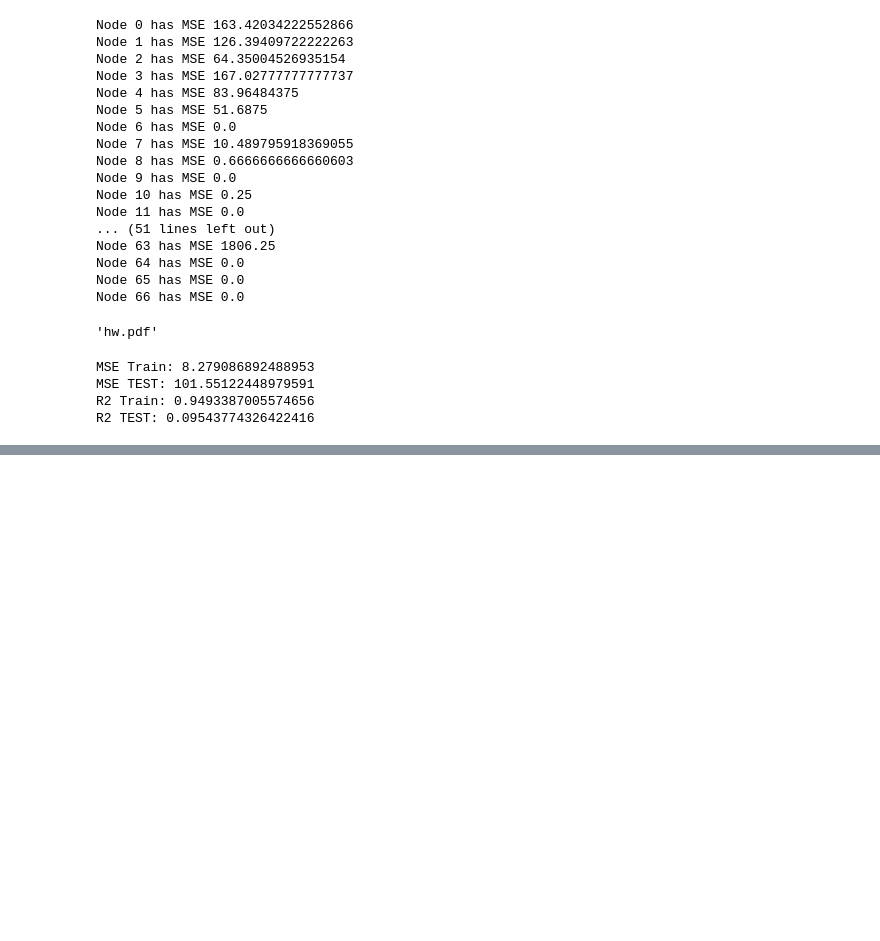
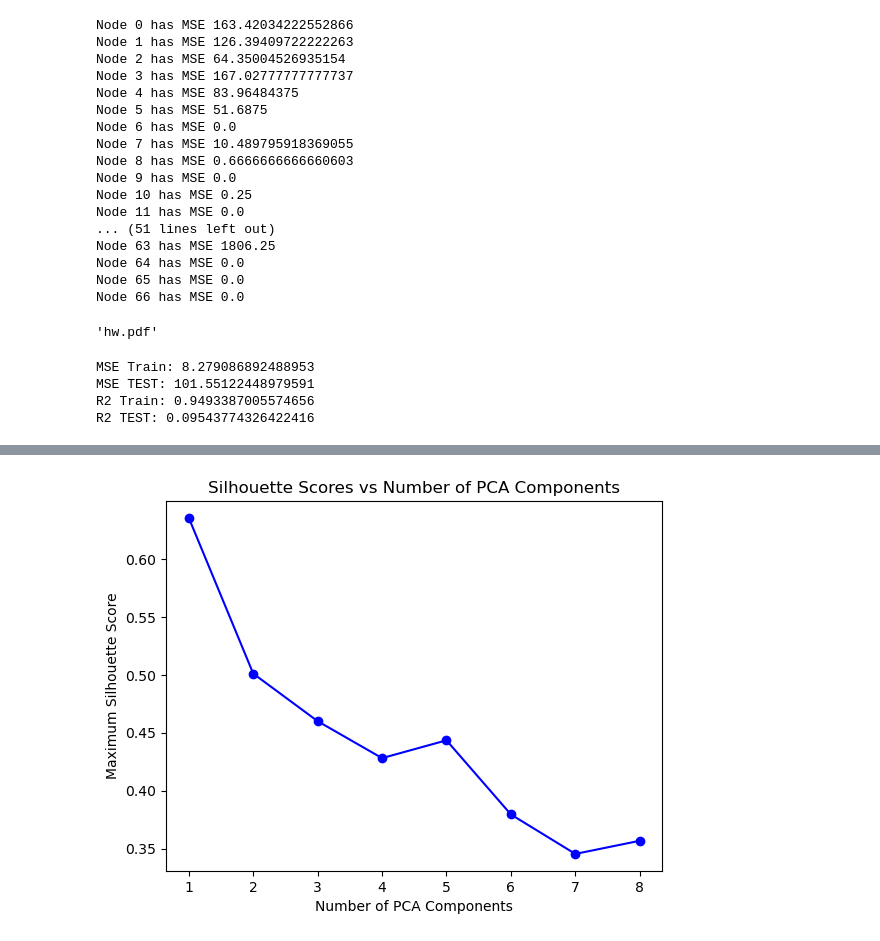
Before and after one commit to salihnuman/CS412_Project, a Jupyter notebook: hw_score_predict.ipynb, the cells around one changed output, grey strips where cells are left out. Cells and saved outputs as stored; diff of their text form; code cells hidden in the pictures; blank space fills up the shorter version.

```diff
--- a/hw_score_predict.ipynb
+++ b/hw_score_predict.ipynb
@@ -23,7 +23,7 @@ from sklearn.tree import DecisionTreeRegressor
 from sklearn.model_selection import train_test_split
 from sklearn.metrics import mean_squared_error, r2_score
 # %%
-data_path = "../dataset/dataset/*.html"
+data_path = "../project-material/dataset/dataset/*.html"
 
 code2convos = dict()
 
@@ -255,14 +241,3 @@ question_mapping_scores
 | 121 | f8ec3336-fd48-4654-ad98-62ccfb96d096 | 0.173215 | 0.967321 | 1.000000 | 0.703987 | 0.942662 | 0.907417 | 1.000000 | 1.000000 | 0.782938 |
 | 122 | fb8de815-224c-4d06-9fd4-7156d1a9920d | 0.170293 | 0.712409 | 0.835236 | 0.760650 | 0.895230 | 0.943543 | 0.944887 | 0.844004 | 0.729632 |
 123 rows × 10 columns
-# %%
-# Transform a TF-IDF vectorizer to the prompts and answers
-prompts_answers_combined = [p + ' ' + a for p, a in zip(prompts, answers)]
-
-vectorizer = TfidfVectorizer()
-vectorizer = vectorizer.fit(prompts_answers_combined + questions)
-
-questions_TF_IDF = pd.DataFrame(vectorizer.transform(questions).toarray(), columns=vectorizer.get_feature_names_out())
-prompts_answers_TF_IDF = pd.DataFrame(vectorizer.transform(prompts_answers_combined).toarray(), columns=vectorizer.get_feature_names_out())
-prompts_TF_IDF = pd.DataFrame(vectorizer.transform(prompts).toarray(), columns=vectorizer.get_feature_names_out())
-prompts_TF_IDF.head()
@@ -531,0 +425,76 @@ R2 TEST: 0.09543774326422416
+# %%
+import numpy as np
+import matplotlib.pyplot as plt
+from sklearn.mixture import GaussianMixture
+from sklearn.preprocessing import StandardScaler
+from sklearn.decomposition import PCA
+from sklearn.metrics import silhouette_score
+from joblib import Parallel, delayed
+
+
+
+#n_components_range = [3, 5, 7, 9, 11] #cluster sayısı                             commentledim cluster sayısını 9'da fixed bırakmak icin
+covariance_types = ['full', 'tied', 'diag', 'spherical'] #covairance tipleri
+tolerance_values = [1e-4, 1e-3, 1e-2]  #convergence thresholdları
+max_iter_values = [50, 100, 150]   # iteration sayısı
+
+#buradaki parametreleri değiştirebiliriz veya ekleme çıkarma yapabiliriz duruma göre..
+
+
+silhouette_scores = []
+
+num_components_list = []
+max_silhouette_scores_list = []
+
+# 1den 9 a kadar pca componentı arasında iterate ediyorum
+for n_components_pca in range(1, 9):
+
+    pca = PCA(n_components=n_components_pca)
+    prompts_tf_idf_pca = pca.fit_transform(prompts_TF_IDF)
+
+
+    scaler = StandardScaler()
+    prompts_tf_idf_scaled = scaler.fit_transform(prompts_tf_idf_pca)
+
+    silhouette_scores_pca = []
+
+   #silhouette score hesaplama
+    def calculate_silhouette_score(covariance_type, tolerance, max_iter):
+        gmm = GaussianMixture(n_components=9, covariance_type=covariance_type,
+                              tol=tolerance, max_iter=max_iter, random_state=0)
+        gmm.fit(prompts_tf_idf_scaled)
+        cluster_assignments = gmm.predict(prompts_tf_idf_scaled)
+        silhouette_avg = silhouette_score(prompts_tf_idf_scaled, cluster_assignments)
+        return silhouette_avg
+
+    #parallel kullanarak looplama
+    silhouette_scores_pca.extend(
+        Parallel(n_jobs=-1)(
+            delayed(calculate_silhouette_score)(cov_type, tol, max_iter)
+            for cov_type in covariance_types
+            for tol in tolerance_values
+            for max_iter in max_iter_values
+        )
+    )
+
+
+    max_silhouette_score = max(silhouette_scores_pca)
+    silhouette_scores.append({
+        'n_components_pca': n_components_pca,
+        'max_silhouette_score': max_silhouette_score
+    })
+
+
+    #score ve componentları listeye ekleme
+    num_components_list.append(n_components_pca)
+    max_silhouette_scores_list.append(max_silhouette_score)
+
+
+#plotlama kısmı
+plt.plot(num_components_list, max_silhouette_scores_list, marker='o', linestyle='-', color='blue')
+plt.title('Silhouette Scores vs Number of PCA Components')
+plt.xlabel('Number of PCA Components')
+plt.ylabel('Maximum Silhouette Score')
+plt.show()
+# %% [output]
+[figure, added]
```
Also changed, not shown: parts of 15 cells of this notebook.
